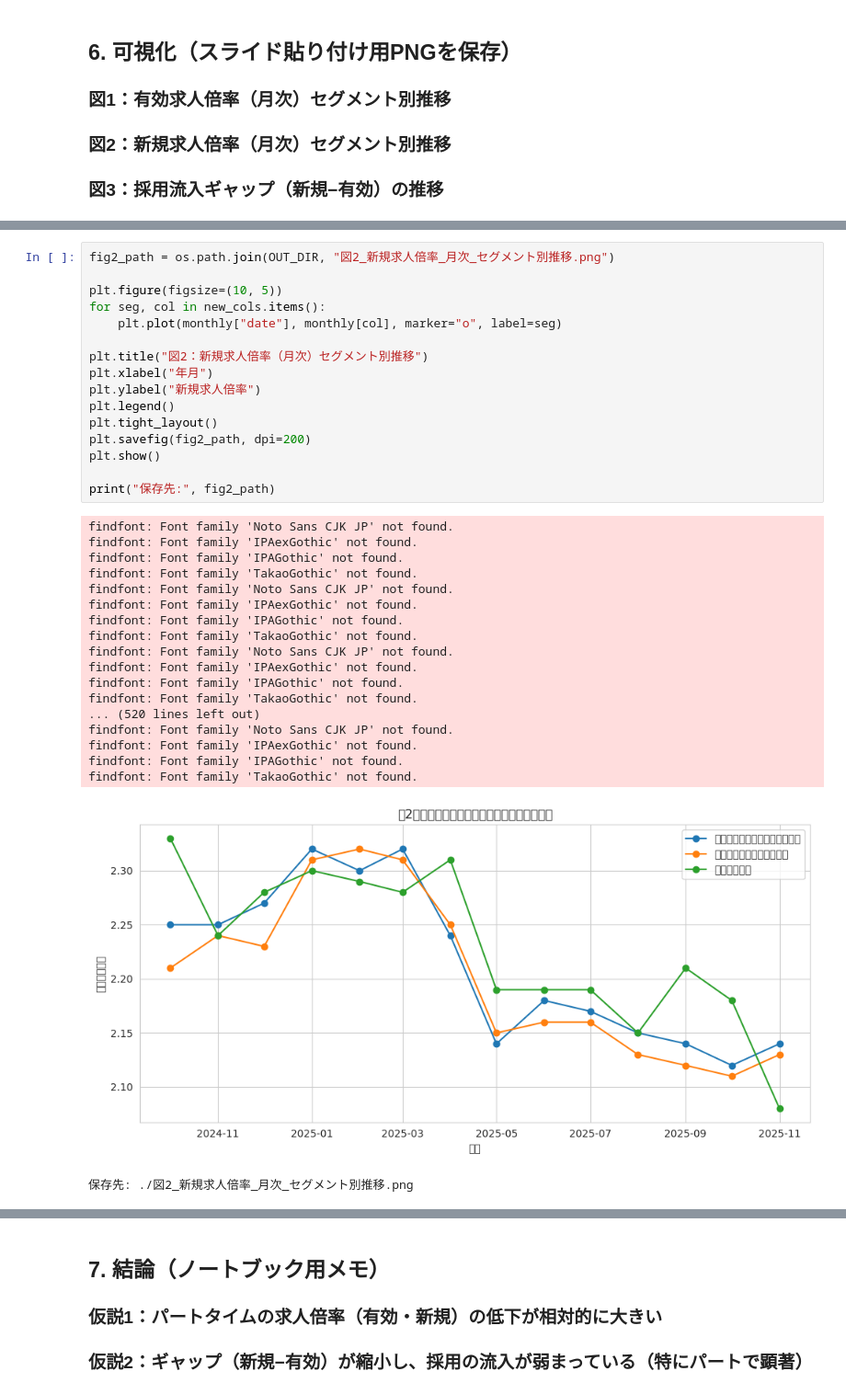
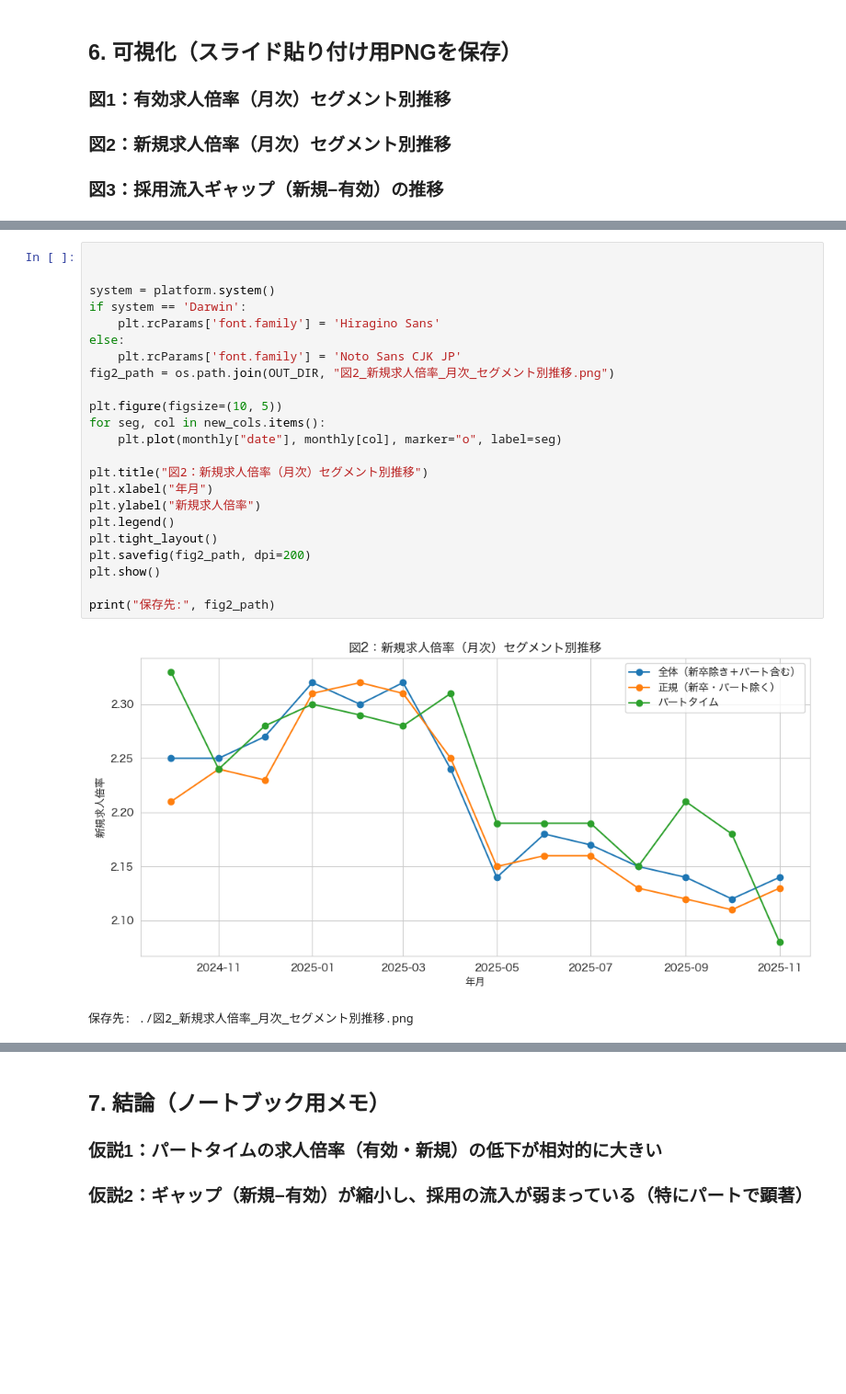
Before and after one commit to Rai-ds/dsprog2_2025, a Jupyter notebook: 最終課題/analysis.ipynb, the cells around one changed output, grey strips where cells are left out. Shown at 92% size. Cells and saved outputs as stored; diff of their text form; blank space fills up the shorter version.

```diff
--- a/最終課題/analysis.ipynb
+++ b/最終課題/analysis.ipynb
@@ -252,39 +244,29 @@ findfont: Font family 'TakaoGothic' not found.
 # %%
+
+
+system = platform.system()
+if system == 'Darwin':
+    plt.rcParams['font.family'] = 'Hiragino Sans'
+else:
+    plt.rcParams['font.family'] = 'Noto Sans CJK JP'
 fig2_path = os.path.join(OUT_DIR, "図2_新規求人倍率_月次_セグメント別推移.png")
 
 plt.figure(figsize=(10, 5))
 for seg, col in new_cols.items():
     plt.plot(monthly["date"], monthly[col], marker="o", label=seg)
 
 plt.title("図2：新規求人倍率（月次）セグメント別推移")
 plt.xlabel("年月")
 plt.ylabel("新規求人倍率")
 plt.legend()
 plt.tight_layout()
 plt.savefig(fig2_path, dpi=200)
 plt.show()
 
 print("保存先:", fig2_path)
 # %% [output]
+[figure, new version]
-findfont: Font family 'Noto Sans CJK JP' not found.
-findfont: Font family 'IPAexGothic' not found.
-findfont: Font family 'IPAGothic' not found.
-findfont: Font family 'TakaoGothic' not found.
-findfont: Font family 'Noto Sans CJK JP' not found.
-findfont: Font family 'IPAexGothic' not found.
-findfont: Font family 'IPAGothic' not found.
-findfont: Font family 'TakaoGothic' not found.
-findfont: Font family 'Noto Sans CJK JP' not found.
-findfont: Font family 'IPAexGothic' not found.
-findfont: Font family 'IPAGothic' not found.
-findfont: Font family 'TakaoGothic' not found.
-... (520 lines left out)
-findfont: Font family 'Noto Sans CJK JP' not found.
-findfont: Font family 'IPAexGothic' not found.
-findfont: Font family 'IPAGothic' not found.
-findfont: Font family 'TakaoGothic' not found.
+保存先: ./図2_新規求人倍率_月次_セグメント別推移.png
-[figure, old version]
-保存先: ./図2_新規求人倍率_月次_セグメント別推移.png
 # %%
 fig3_path = os.path.join(OUT_DIR, "図3_採用流入ギャップ_新規-有効_推移.png")
 
```
Also changed, not shown: parts of 3 cells of this notebook, 5 other files.
